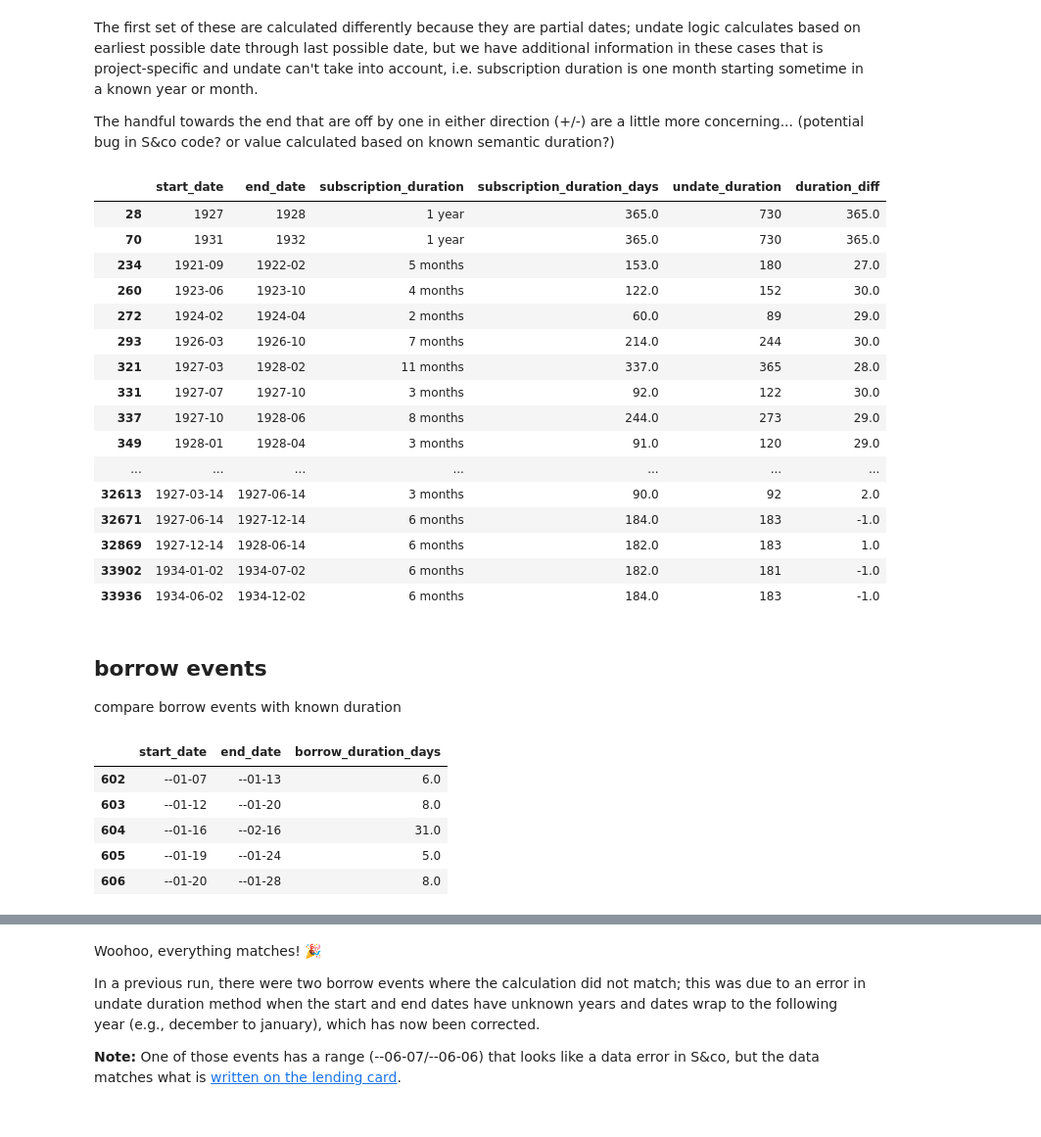
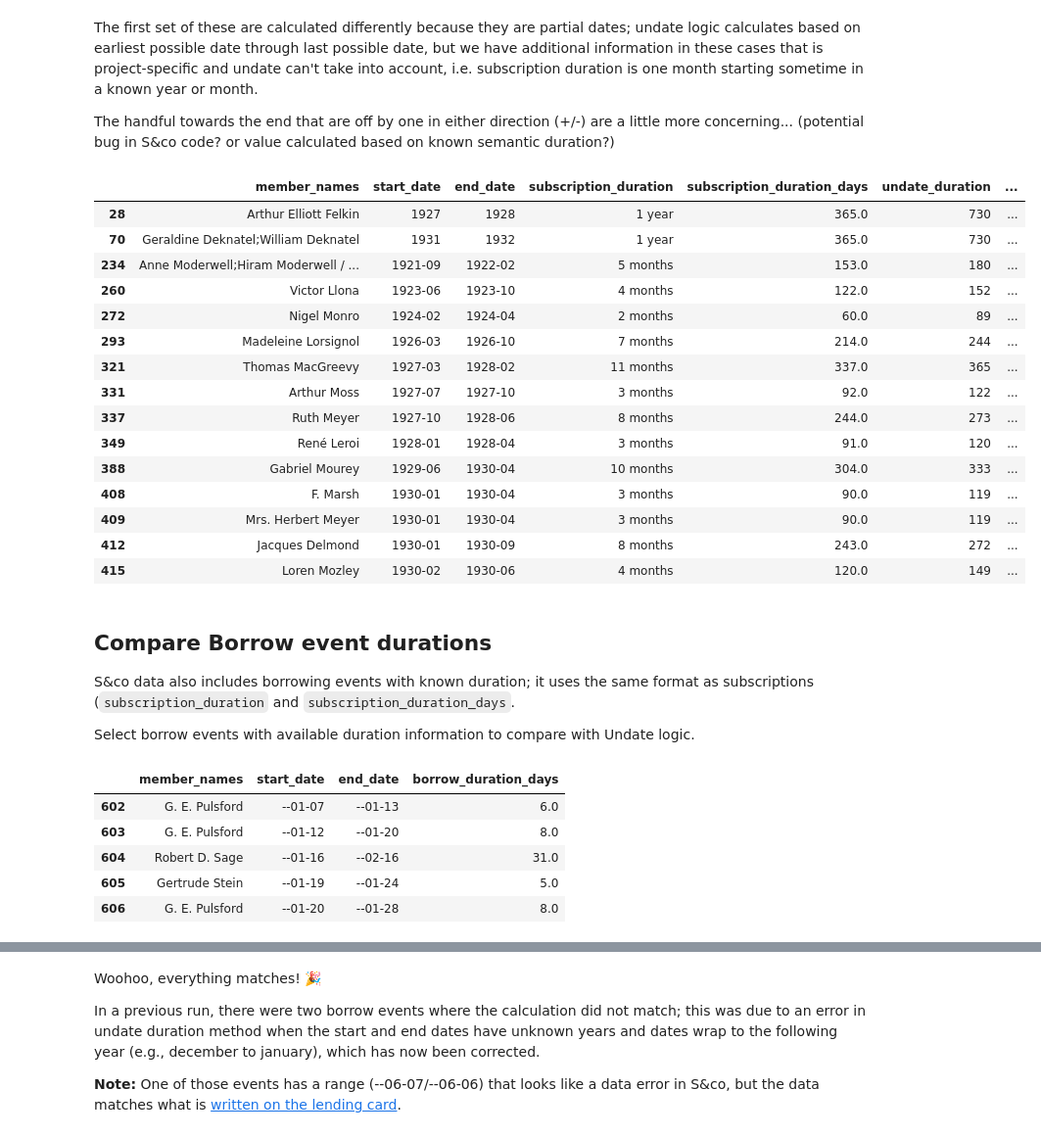
Before and after one commit to dh-tech/undate-python, a Jupyter notebook: examples/notebooks/shxco_partial_date_durations.ipynb, the cells around one changed output, grey strips where cells are left out. Shown at 98% size. Saved outputs shown, nothing was run; the diff lists cells and outputs as text; code cells hidden in the pictures.

```diff
--- a/examples/notebooks/shxco_partial_date_durations.ipynb
+++ b/examples/notebooks/shxco_partial_date_durations.ipynb
@@ -72,5 +62,7 @@ compare subscription events with known duration
 # %%
-# identify subscription eventss with duration information
+# identify subscription events with duration information
 subs_duration = events_df[events_df.subscription_duration_days.notna()]
+# limit to fields that are relevant for this exploration
+subs_duration = subs_duration[['member_names', 'start_date', 'end_date', 'subscription_duration', 'subscription_duration_days']]
 subs_duration.head()
 # %% [output]
@@ -141,6 +144,4 @@ subs_duration.head()
 # %%
-# compare undate duration with dataset duration
-# limit to fields we care about
-subs_duration = subs_duration[['start_date', 'end_date', 'subscription_duration', 'subscription_duration_days', 'undate_duration']]
-subs_duration
+# Compare undate duration with dataset duration
+subs_duration.head()
 # %% [output]
@@ -252,41 +245,42 @@ The first set of these are calculated differently because they are partial dates
 The handful towards the end that are off by one in either direction (+/-) are a little more concerning... (potential bug in S&co code? or value calculated based on known semantic duration?)
 # %%
 # durations other than one month
-subset_subdurations[subset_subdurations.subscription_duration != '1 month']
+subset_subdurations[subset_subdurations.subscription_duration != '1 month'].head(15)
 # %% [output]
-|  | start_date | end_date | subscription_duration | subscription_duration_days | undate_duration | duration_diff |
-| 28 | 1927 | 1928 | 1 year | 365.0 | 730 | 365.0 |
-| 70 | 1931 | 1932 | 1 year | 365.0 | 730 | 365.0 |
-| 234 | 1921-09 | 1922-02 | 5 months | 153.0 | 180 | 27.0 |
-| 260 | 1923-06 | 1923-10 | 4 months | 122.0 | 152 | 30.0 |
-| 272 | 1924-02 | 1924-04 | 2 months | 60.0 | 89 | 29.0 |
-| 293 | 1926-03 | 1926-10 | 7 months | 214.0 | 244 | 30.0 |
-| 321 | 1927-03 | 1928-02 | 11 months | 337.0 | 365 | 28.0 |
-| 331 | 1927-07 | 1927-10 | 3 months | 92.0 | 122 | 30.0 |
-| 337 | 1927-10 | 1928-06 | 8 months | 244.0 | 273 | 29.0 |
-| 349 | 1928-01 | 1928-04 | 3 months | 91.0 | 120 | 29.0 |
-| ... | ... | ... | ... | ... | ... | ... |
-| 32613 | 1927-03-14 | 1927-06-14 | 3 months | 90.0 | 92 | 2.0 |
-| 32671 | 1927-06-14 | 1927-12-14 | 6 months | 184.0 | 183 | -1.0 |
-| 32869 | 1927-12-14 | 1928-06-14 | 6 months | 182.0 | 183 | 1.0 |
-| 33902 | 1934-01-02 | 1934-07-02 | 6 months | 182.0 | 181 | -1.0 |
-| 33936 | 1934-06-02 | 1934-12-02 | 6 months | 184.0 | 183 | -1.0 |
+|  | member_names | start_date | end_date | subscription_duration | subscription_duration_days | undate_duration | ... |
+| 28 | Arthur Elliott Felkin | 1927 | 1928 | 1 year | 365.0 | 730 | ... |
+| 70 | Geraldine Deknatel;William Deknatel | 1931 | 1932 | 1 year | 365.0 | 730 | ... |
+| 234 | Anne Moderwell;Hiram Moderwell / ... | 1921-09 | 1922-02 | 5 months | 153.0 | 180 | ... |
+| 260 | Victor Llona | 1923-06 | 1923-10 | 4 months | 122.0 | 152 | ... |
+| 272 | Nigel Monro | 1924-02 | 1924-04 | 2 months | 60.0 | 89 | ... |
+| 293 | Madeleine Lorsignol | 1926-03 | 1926-10 | 7 months | 214.0 | 244 | ... |
+| 321 | Thomas MacGreevy | 1927-03 | 1928-02 | 11 months | 337.0 | 365 | ... |
+| 331 | Arthur Moss | 1927-07 | 1927-10 | 3 months | 92.0 | 122 | ... |
+| 337 | Ruth Meyer | 1927-10 | 1928-06 | 8 months | 244.0 | 273 | ... |
+| 349 | René Leroi | 1928-01 | 1928-04 | 3 months | 91.0 | 120 | ... |
+| 388 | Gabriel Mourey | 1929-06 | 1930-04 | 10 months | 304.0 | 333 | ... |
+| 408 | F. Marsh | 1930-01 | 1930-04 | 3 months | 90.0 | 119 | ... |
+| 409 | Mrs. Herbert Meyer | 1930-01 | 1930-04 | 3 months | 90.0 | 119 | ... |
+| 412 | Jacques Delmond | 1930-01 | 1930-09 | 8 months | 243.0 | 272 | ... |
+| 415 | Loren Mozley | 1930-02 | 1930-06 | 4 months | 120.0 | 149 | ... |
-# %% [markdown]
-## borrow events
-
-compare borrow events with known duration
+# %% [markdown]
+## Compare Borrow event durations
+
+S&co data also includes borrowing events with known duration; it uses the same format as subscriptions (`subscription_duration` and `subscription_duration_days`.
+
+Select borrow events with available duration information to compare with Undate logic.
 # %%
 borrow_duration = events_df[events_df.borrow_duration_days.notna()]
 # limit to fields we care about for this check
-borrow_duration = borrow_duration[['start_date', 'end_date', 'borrow_duration_days']]
+borrow_duration = borrow_duration[['member_names', 'start_date', 'end_date', 'borrow_duration_days']]
 borrow_duration.head()
 # %% [output]
-|  | start_date | end_date | borrow_duration_days |
-| 602 | --01-07 | --01-13 | 6.0 |
-| 603 | --01-12 | --01-20 | 8.0 |
-| 604 | --01-16 | --02-16 | 31.0 |
-| 605 | --01-19 | --01-24 | 5.0 |
-| 606 | --01-20 | --01-28 | 8.0 |
+|  | member_names | start_date | end_date | borrow_duration_days |
+| 602 | G. E. Pulsford | --01-07 | --01-13 | 6.0 |
+| 603 | G. E. Pulsford | --01-12 | --01-20 | 8.0 |
+| 604 | Robert D. Sage | --01-16 | --02-16 | 31.0 |
+| 605 | Gertrude Stein | --01-19 | --01-24 | 5.0 |
+| 606 | G. E. Pulsford | --01-20 | --01-28 | 8.0 |
 # %%
 borrow_duration.tail()
 # %% [output]
```
Also changed, not shown: parts of 30 cells of this notebook.
